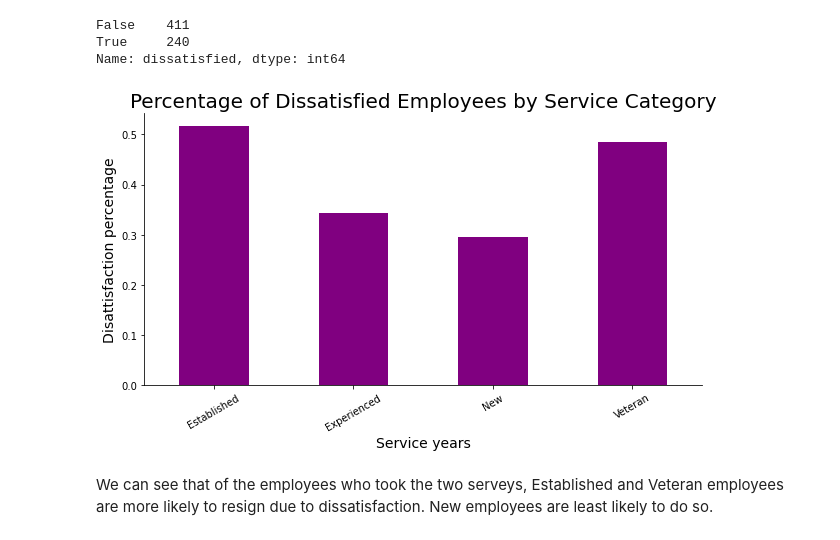
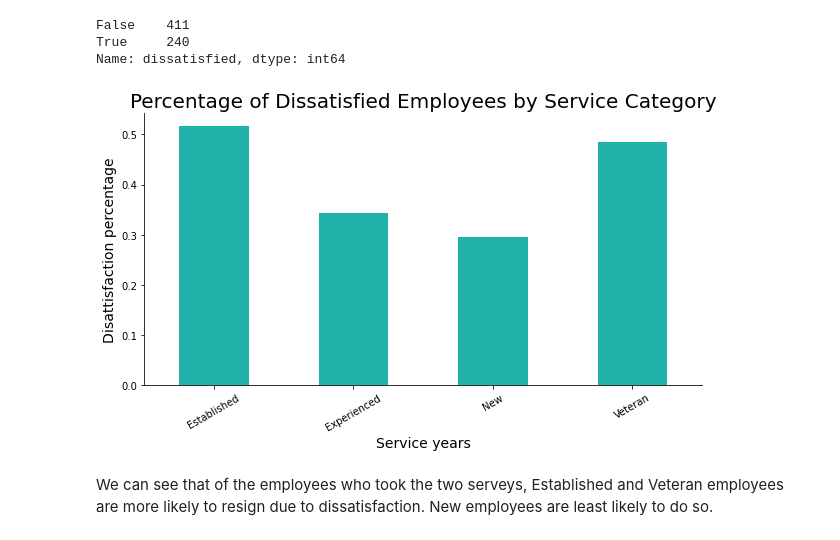
Before and after one commit to khizova/Dataquest_Projects, a Jupyter notebook: Projects/Clean and Analyze Employee Exit Surveys.ipynb, the cells around one changed output. Saved outputs shown, nothing was run; the diff lists cells and outputs as text; code cells hidden in the pictures.

Commit message:
update colors of plot

```diff
--- a/Projects/Clean and Analyze Employee Exit Surveys.ipynb
+++ b/Projects/Clean and Analyze Employee Exit Surveys.ipynb
@@ -515,14 +515,14 @@ True     240
 Name: dissatisfied, dtype: int64
 # %%
 # calculate the percentage of employees who resigned due to dissatisfaction in each category
-dis_pct = combined_new.pivot_table(index='service_cat', values='dissatisfied').plot(kind='bar', legend=False, color='purple', figsize=(10,5))
+dis_pct = combined_new.pivot_table(index='service_cat', values='dissatisfied').plot(kind='bar', legend=False, color='lightseagreen', figsize=(10,5))
 plt.title("Percentage of Dissatisfied Employees by Service Category", fontsize=20)
 plt.ylabel("Disattisfaction percentage", size=14)
 plt.xlabel("Service years", size=14)
 plt.xticks(rotation=30)
 sns.despine()
 # %% [output]
-[figure, old version]
+[figure, new version]
 # %% [markdown]
 We can see that of the employees who took the two serveys, Established and Veteran employees are more likely to resign due to dissatisfaction. New employees are least likely to do so.
 # %% [markdown]
```
